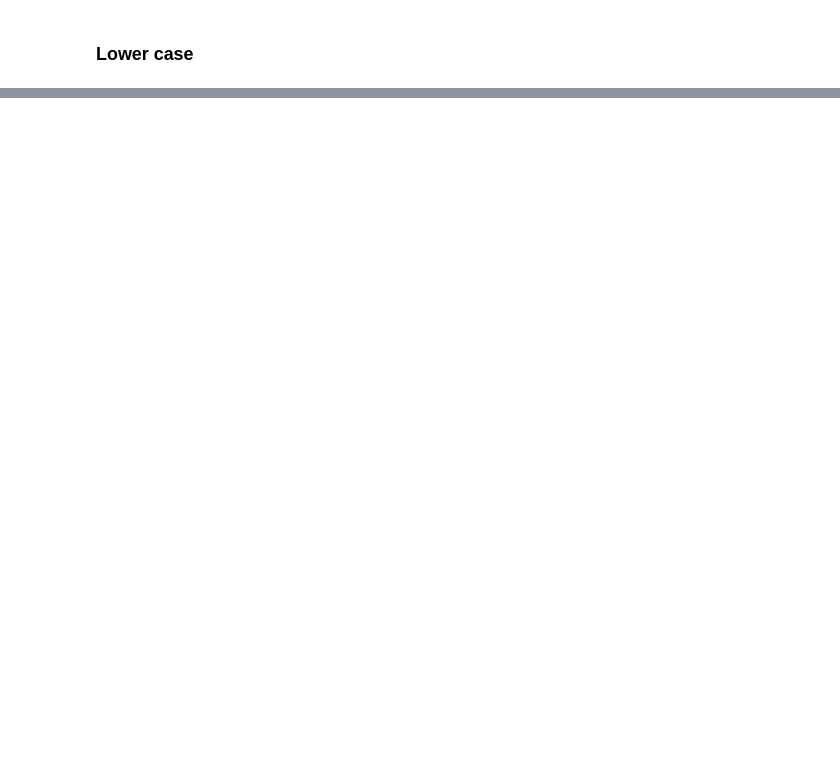
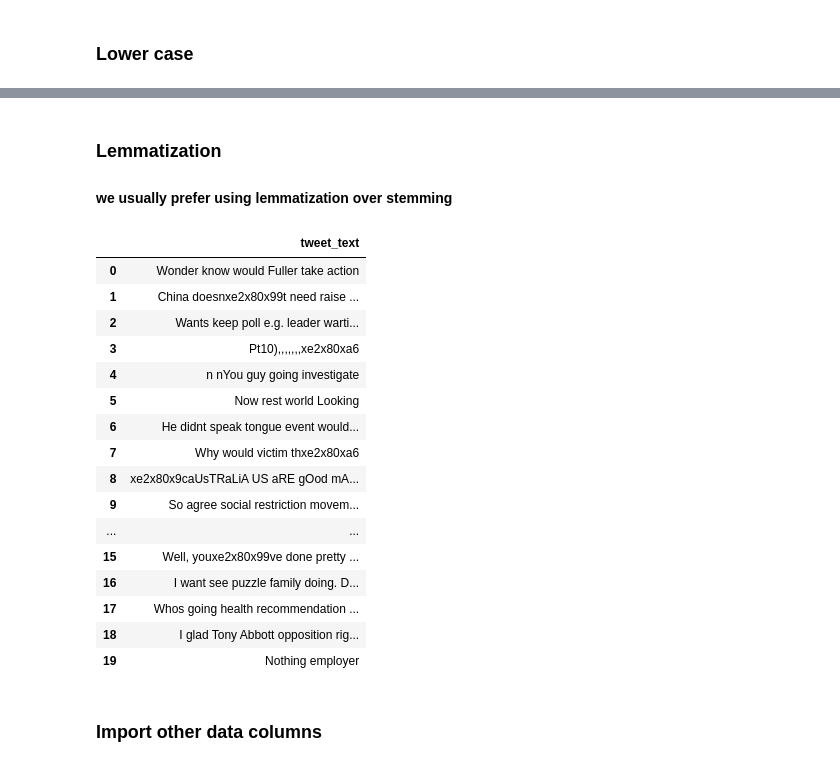
Before and after one commit to hasitha-ranasinghe/twitter-data-analysis-scottmorrison, a Jupyter notebook: src/data_preprocess.ipynb, the cells around one changed output, grey strips where cells are left out. Cells and saved outputs as stored; diff of their text form; code cells hidden in the pictures; blank space fills up the shorter version.

```diff
--- a/src/data_preprocess.ipynb
+++ b/src/data_preprocess.ipynb
@@ -137,0 +188,26 @@ raw_data['clean_text'] = raw_data['clean_text'].apply(lambda x: " ".join(x for x
+# %% [markdown]
+### Lemmatization
+#### we usually prefer using lemmatization over stemming
+# %%
+raw_data['tweet_text'] = raw_data['tweet_text'].apply(lambda x: " ".join([Word(word).lemmatize() for word in x.split()]))
+raw_data.head(20)
+# %% [output]
+|  | tweet_text |
+| 0 | Wonder know would Fuller take action |
+| 1 | China doesnxe2x80x99t need raise ... |
+| 2 | Wants keep poll e.g. leader warti... |
+| 3 | Pt10),,,,,,,xe2x80xa6 |
+| 4 | n nYou guy going investigate |
+| 5 | Now rest world Looking |
+| 6 | He didnt speak tongue event would... |
+| 7 | Why would victim thxe2x80xa6 |
+| 8 | xe2x80x9caUsTRaLiA US aRE gOod mA... |
+| 9 | So agree social restriction movem... |
+| ... | ... |
+| 15 | Well, youxe2x80x99ve done pretty ... |
+| 16 | I want see puzzle family doing. D... |
+| 17 | Whos going health recommendation ... |
+| 18 | I glad Tony Abbott opposition rig... |
+| 19 | Nothing employer |
+# %% [markdown]
+### Import other data columns
```
Also changed, not shown: parts of 41 cells of this notebook, 2 other files.
